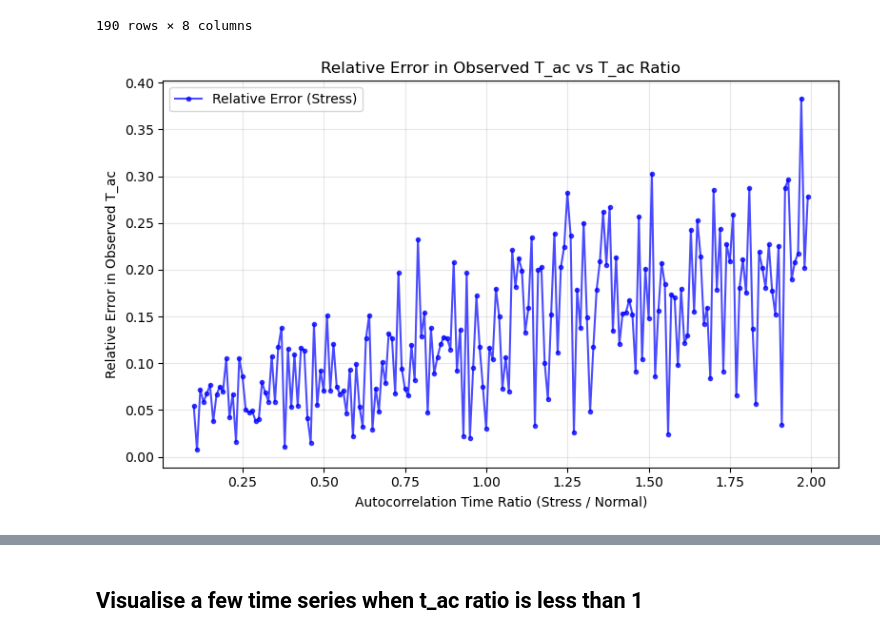
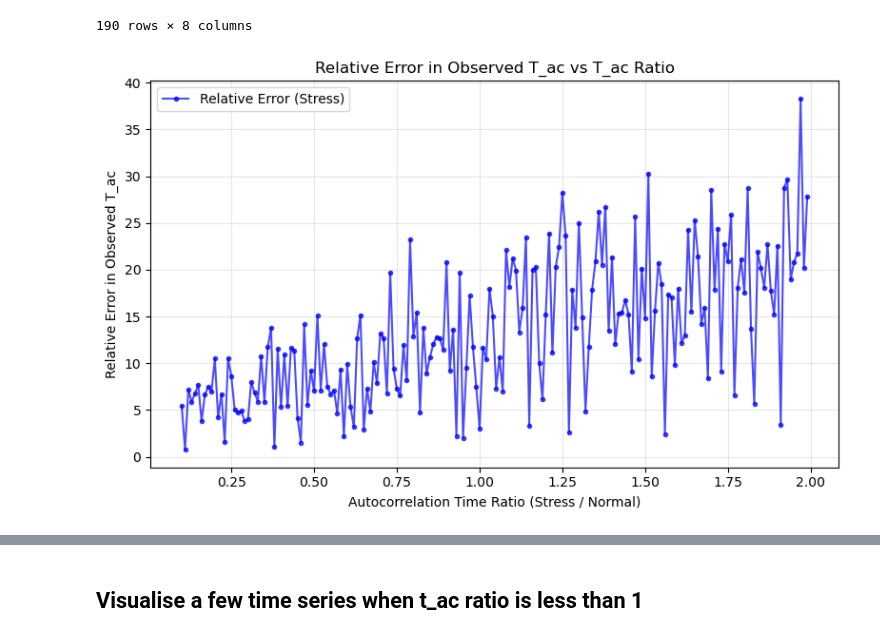
Before and after one commit to GrignardReagent/SSA, a Jupyter notebook: experiments/EXP-25-IY007/IY007_varying_t_ac_benchmark.ipynb, the cells around one changed output, grey strips where cells are left out. Drawn from its saved outputs; the diff is of its cells as text; code cells hidden in the pictures.

```diff
--- a/experiments/EXP-25-IY007/IY007_varying_t_ac_benchmark.ipynb
+++ b/experiments/EXP-25-IY007/IY007_varying_t_ac_benchmark.ipynb
@@ -281,8 +291,8 @@ for dir_path in tqdm(data_dir):
             "Observed Stress T_ac": [ac_time_observed_stress],
             "Observed Normal T_ac": [normal_t_ac],
             "Observed T_ac Ratio": [ac_time_observed_stress / normal_t_ac],
-            "Relative Error (Stress)": [abs(ac_time_observed_stress - stress_t_ac) / stress_t_ac],
-            "Relative Error (Normal)": [abs(ac_time_observed_normal - normal_t_ac) / normal_t_ac],
+            "Relative Error % (Stress)": [abs(ac_time_observed_stress - stress_t_ac) * 100 / stress_t_ac],
+            "Relative Error % (Normal)": [abs(ac_time_observed_normal - normal_t_ac) * 100 / normal_t_ac],
         }))
     df_results = pd.concat([df_results] + df_list, axis=0, ignore_index=True)
 df_results
@@ -308,8 +318,8 @@ df_summary = df_results.groupby("T_ac Ratio").agg({
     "Observed Normal T_ac": "mean",
     "Observed Stress T_ac": "mean",
     "Observed T_ac Ratio": "mean",
-    "Relative Error (Stress)": "mean",
-    "Relative Error (Normal)": "mean",
+    "Relative Error % (Stress)": "mean",
+    "Relative Error % (Normal)": "mean",
 }).reset_index()
 df_summary
 # %% [output]
@@ -329,16 +339,16 @@ df_summary
 # %%
 # plot the relative error (stress) vs t_ac ratio
 plt.figure(figsize=(8, 5))
-plt.plot(df_summary["T_ac Ratio"], df_summary["Relative Error (Stress)"], marker='.', linestyle='-', color='blue', label="Relative Error (Stress)", alpha=0.7)
-# plt.plot(df_summary["T_ac Ratio"], df_summary["Relative Error (Normal)"], marker='.', linestyle='-', color='red', label="Relative Error (Normal)", alpha=0.7)
+plt.plot(df_summary["T_ac Ratio"], df_summary["Relative Error % (Stress)"], marker='.', linestyle='-', color='blue', label="Relative Error (Stress)", alpha=0.7)
+# plt.plot(df_summary["T_ac Ratio"], df_summary["Relative Error % (Normal)"], marker='.', linestyle='-', color='red', label="Relative Error (Normal)", alpha=0.7)
 plt.xlabel("Autocorrelation Time Ratio (Stress / Normal)")
 plt.ylabel("Relative Error in Observed T_ac")
 plt.title("Relative Error in Observed T_ac vs T_ac Ratio")
 plt.grid(True, alpha=0.3)
 plt.legend()
 plt.tight_layout()
 # plt.savefig("figs/observed_t_ac_relative_error_vs_ratio.png", bbox_inches='tight')
 plt.show()
 # %% [output]
-[figure, old version]
+[figure, new version]
 # %% [markdown]
```
Also changed, not shown: parts of 8 cells of this notebook, 14 other files.
